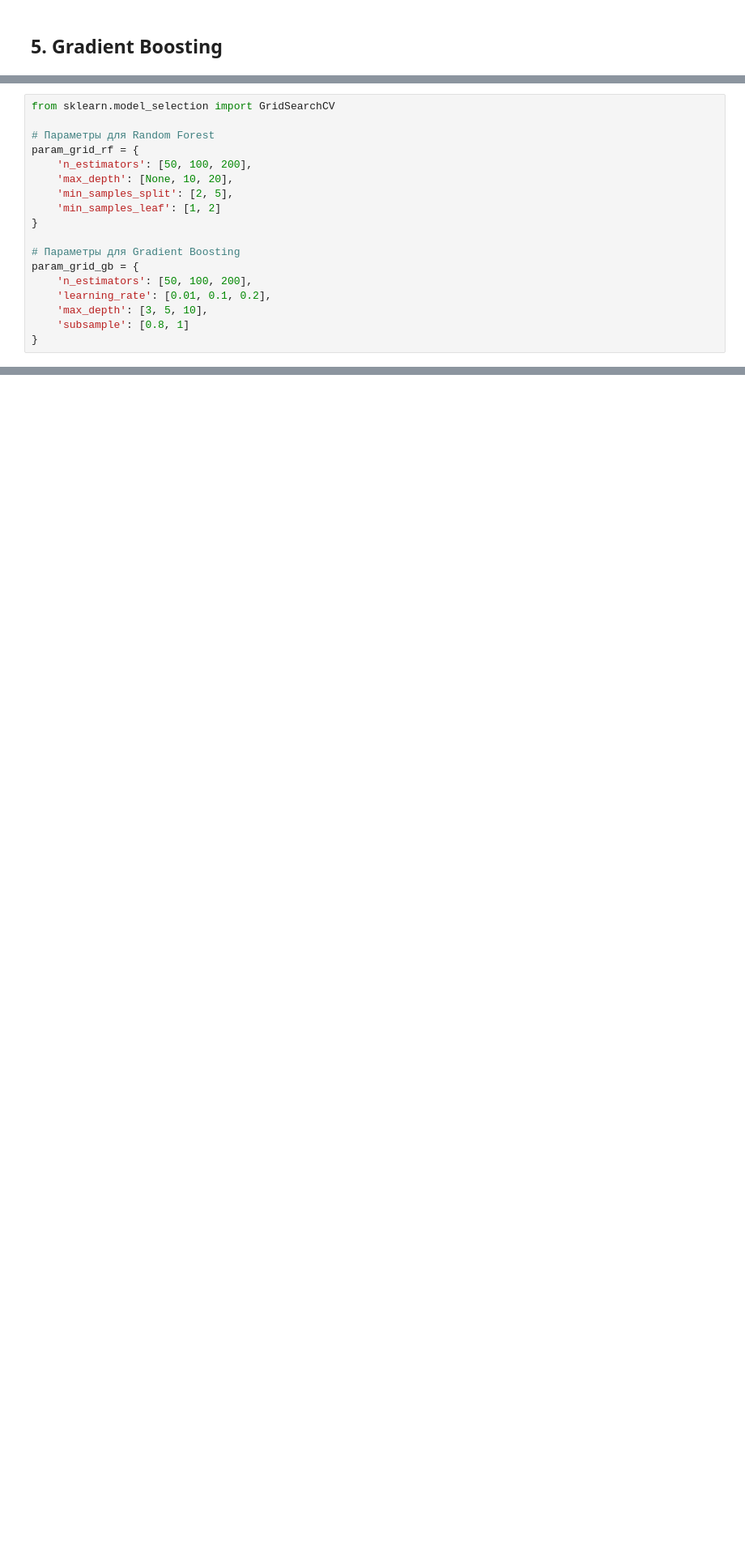
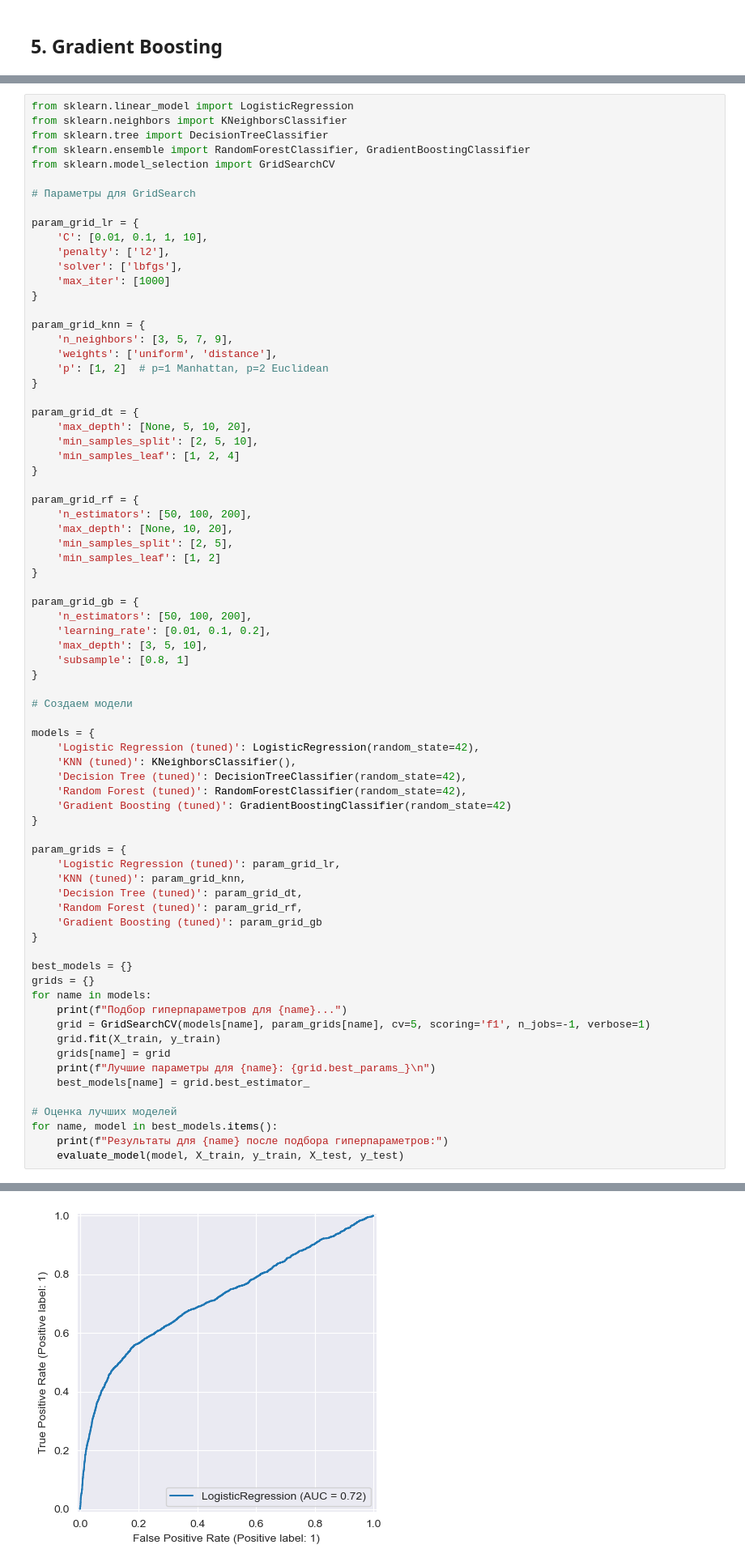
Before and after one commit to BBBtp/NIRS, a Jupyter notebook: nirs.ipynb, the cells around one changed output, grey strips where cells are left out. Shown at 81% size. Saved outputs shown, nothing was run; the diff lists cells and outputs as text; blank space fills up the shorter version.

```diff
--- a/nirs.ipynb
+++ b/nirs.ipynb
@@ -433,9 +435,33 @@ weighted avg       0.80      0.82      0.80      9000
 
 Используем кросс-валидацию 5-fold.
 # %%
+from sklearn.linear_model import LogisticRegression
+from sklearn.neighbors import KNeighborsClassifier
+from sklearn.tree import DecisionTreeClassifier
+from sklearn.ensemble import RandomForestClassifier, GradientBoostingClassifier
 from sklearn.model_selection import GridSearchCV
 
-# Параметры для Random Forest
+# Параметры для GridSearch
+
+param_grid_lr = {
+    'C': [0.01, 0.1, 1, 10],
+    'penalty': ['l2'],
+    'solver': ['lbfgs'],
+    'max_iter': [1000]
+}
+
+param_grid_knn = {
+    'n_neighbors': [3, 5, 7, 9],
+    'weights': ['uniform', 'distance'],
+    'p': [1, 2]  # p=1 Manhattan, p=2 Euclidean
+}
+
+param_grid_dt = {
+    'max_depth': [None, 5, 10, 20],
+    'min_samples_split': [2, 5, 10],
+    'min_samples_leaf': [1, 2, 4]
+}
+
 param_grid_rf = {
     'n_estimators': [50, 100, 200],
     'max_depth': [None, 10, 20],
@@ -443,10 +469,43 @@ param_grid_rf = {
     'min_samples_leaf': [1, 2]
 }
 
-# Параметры для Gradient Boosting
 param_grid_gb = {
     'n_estimators': [50, 100, 200],
     'learning_rate': [0.01, 0.1, 0.2],
     'max_depth': [3, 5, 10],
     'subsample': [0.8, 1]
 }
+
+# Создаем модели
+
+models = {
+    'Logistic Regression (tuned)': LogisticRegression(random_state=42),
+    'KNN (tuned)': KNeighborsClassifier(),
+    'Decision Tree (tuned)': DecisionTreeClassifier(random_state=42),
+    'Random Forest (tuned)': RandomForestClassifier(random_state=42),
+    'Gradient Boosting (tuned)': GradientBoostingClassifier(random_state=42)
+}
+
+param_grids = {
+    'Logistic Regression (tuned)': param_grid_lr,
+    'KNN (tuned)': param_grid_knn,
+    'Decision Tree (tuned)': param_grid_dt,
+    'Random Forest (tuned)': param_grid_rf,
+    'Gradient Boosting (tuned)': param_grid_gb
+}
+
+best_models = {}
+grids = {}
+for name in models:
+    print(f"Подбор гиперпараметров для {name}...")
+    grid = GridSearchCV(models[name], param_grids[name], cv=5, scoring='f1', n_jobs=-1, verbose=1)
+    grid.fit(X_train, y_train)
+    grids[name] = grid
+    print(f"Лучшие параметры для {name}: {grid.best_params_}\n")
+    best_models[name] = grid.best_estimator_
+
+# Оценка лучших моделей
+for name, model in best_models.items():
+    print(f"Результаты для {name} после подбора гиперпараметров:")
+    evaluate_model(model, X_train, y_train, X_test, y_test)
+# %% [output]
@@ -452,0 +529 @@ param_grid_gb = {
+[figure, added]
```
Also changed, not shown: parts of 16 cells of this notebook.
